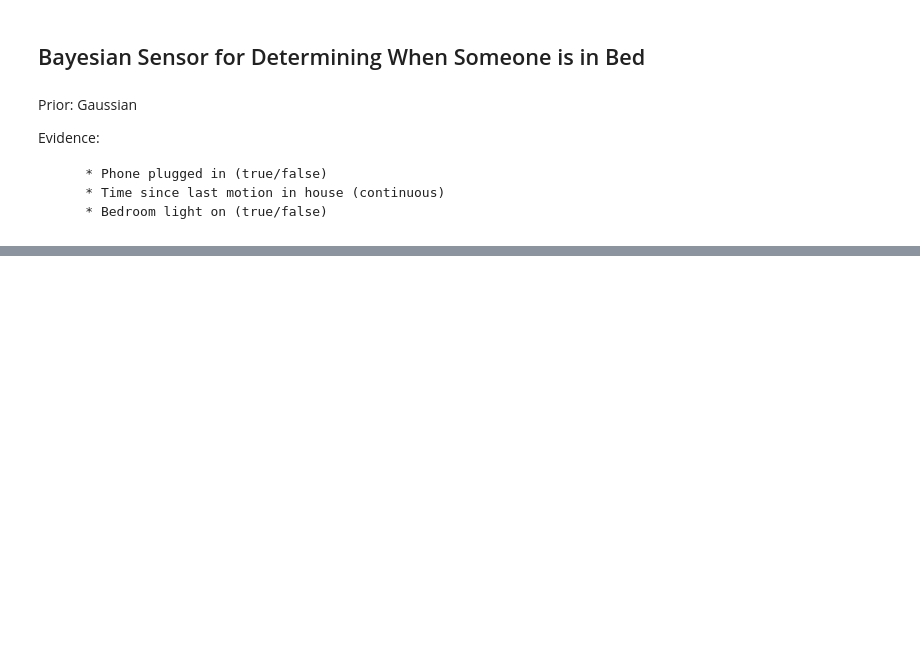
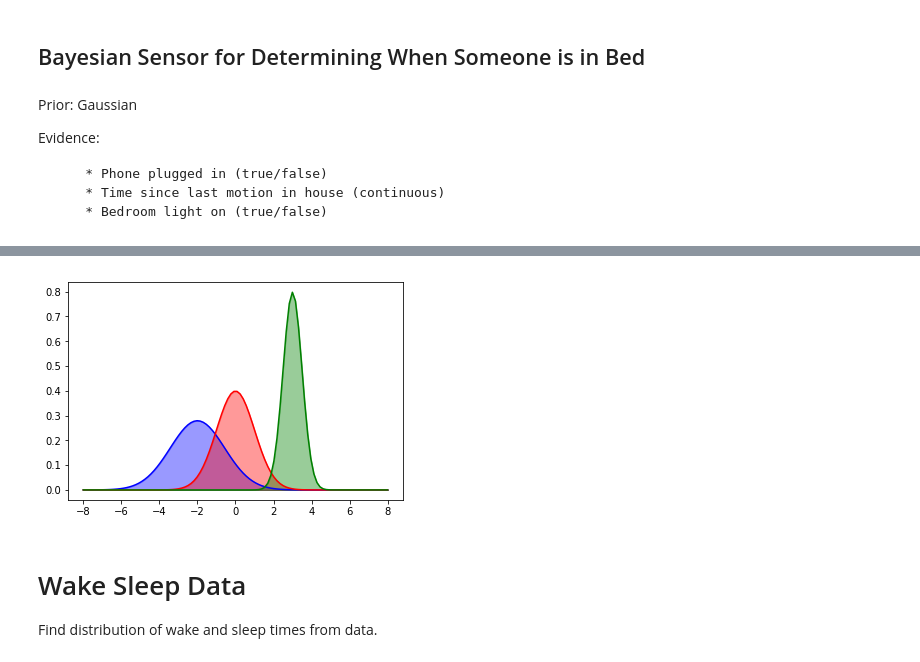
Before and after one commit to WillKoehrsen/eecs-491, a Jupyter notebook: assign/assign_1/assign_1.ipynb, the cells around one changed output, grey strips where cells are left out. Saved outputs shown, nothing was run; the diff lists cells and outputs as text; code cells hidden in the pictures; blank space fills up the shorter version.

Commit message:
Data and formatting done

```diff
--- a/assign/assign_1/assign_1.ipynb
+++ b/assign/assign_1/assign_1.ipynb
@@ -74,0 +64,17 @@ array([  95.12846079,  326.69070463,  229.64493085,  205.06963438,
+# %%
+nor = stats.norm
+x = np.linspace(-8, 8, 100)
+mu = (-2, 0, 3)
+tau = (0.7, 1, 2)
+colors = ['blue', 'red', 'green']
+parameters = zip(mu, tau, colors)
+
+for _mu, _tau, _color in parameters:
+    plt.plot(x, nor.pdf(x, _mu, scale=1./_tau), color = _color)
+    plt.fill_between(x, nor.pdf(x, _mu, scale=1/_tau), color = _color, alpha = 0.4)
+# %% [output]
+[figure, added]
+# %% [markdown]
+# Wake Sleep Data
+
+Find distribution of wake and sleep times from data.
```
Also changed, not shown: parts of 16 cells of this notebook, 1 other file.
